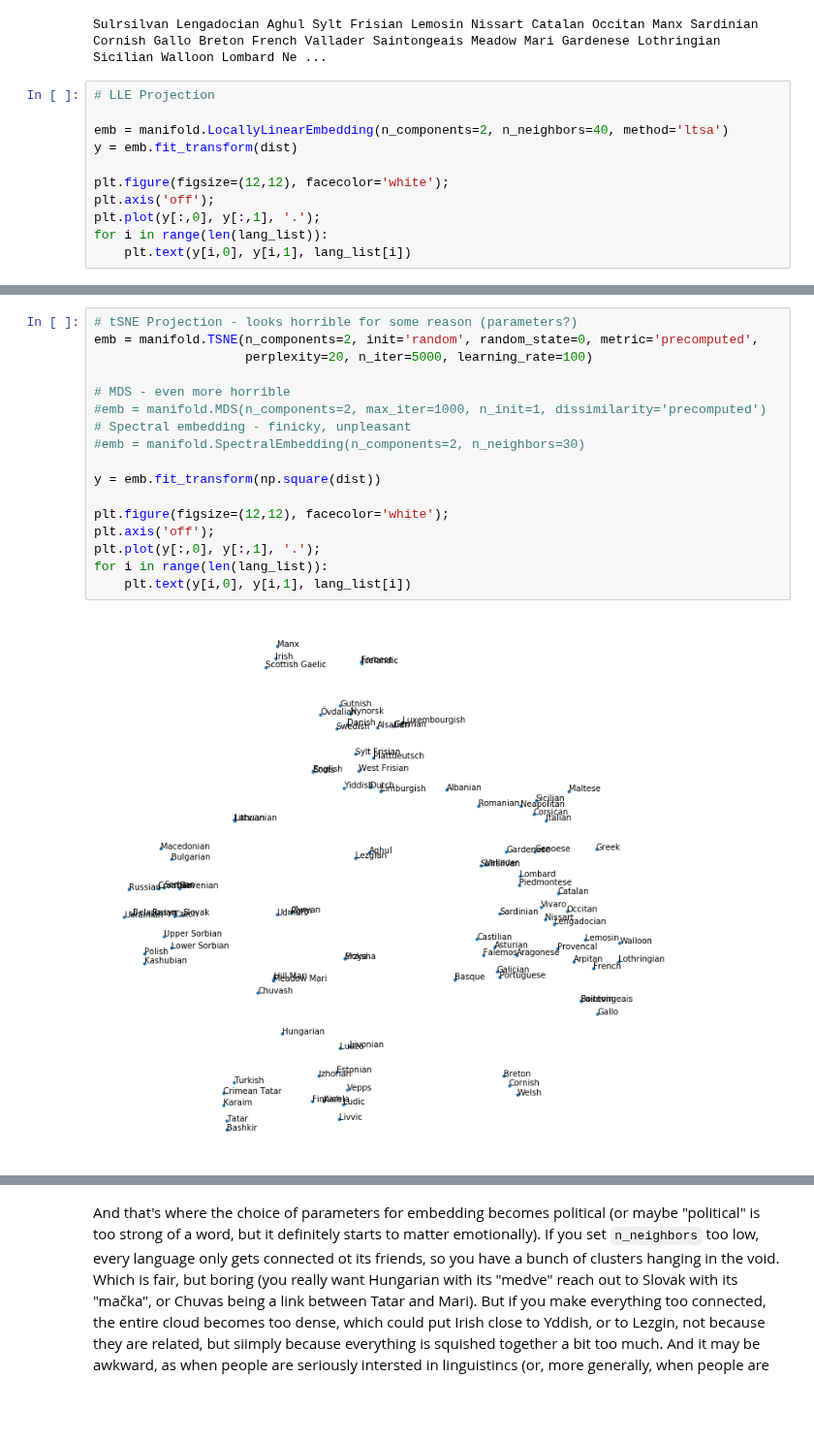
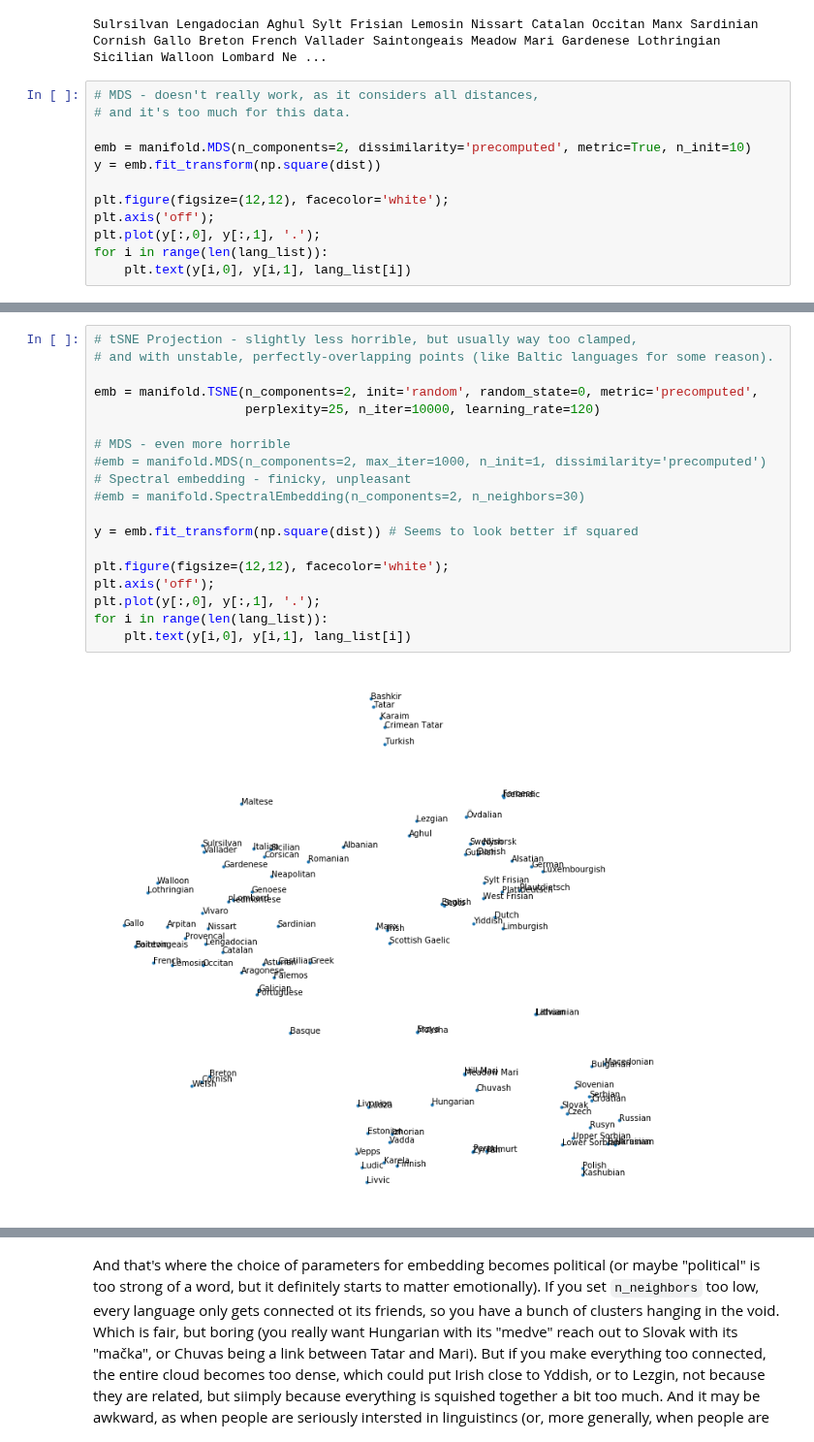
Before and after one commit to khakhalin/Sketches, a Jupyter notebook: text_games/lang_cloud.ipynb, the cells around one changed output, grey strips where cells are left out. Shown at 97% size. Drawn from its saved outputs; the diff is of its cells as text; blank space fills up the shorter version.

```diff
--- a/text_games/lang_cloud.ipynb
+++ b/text_games/lang_cloud.ipynb
@@ -171,10 +176,11 @@ dist = dist + dist.T # Make symmetric
 # %% [output]
 Sulrsilvan Lengadocian Aghul Sylt Frisian Lemosin Nissart Catalan Occitan Manx Sardinian Cornish Gallo Breton French Vallader Saintongeais Meadow Mari Gardenese Lothringian Sicilian Walloon Lombard Ne ...
 # %%
-# LLE Projection
+# MDS - doesn't really work, as it considers all distances,
+# and it's too much for this data.
 
-emb = manifold.LocallyLinearEmbedding(n_components=2, n_neighbors=40, method='ltsa')
-y = emb.fit_transform(dist)
+emb = manifold.MDS(n_components=2, dissimilarity='precomputed', metric=True, n_init=10)
+y = emb.fit_transform(np.square(dist))
 
 plt.figure(figsize=(12,12), facecolor='white');
 plt.axis('off');
@@ -198,20 +204,22 @@ for i in range(len(pers)):
 # %%
-# tSNE Projection - looks horrible for some reason (parameters?)
+# tSNE Projection - slightly less horrible, but usually way too clamped,
+# and with unstable, perfectly-overlapping points (like Baltic languages for some reason).
+
 emb = manifold.TSNE(n_components=2, init='random', random_state=0, metric='precomputed',
-                    perplexity=20, n_iter=5000, learning_rate=100)
+                    perplexity=25, n_iter=10000, learning_rate=120)
 
 # MDS - even more horrible
 #emb = manifold.MDS(n_components=2, max_iter=1000, n_init=1, dissimilarity='precomputed')
 # Spectral embedding - finicky, unpleasant
 #emb = manifold.SpectralEmbedding(n_components=2, n_neighbors=30)
 
-y = emb.fit_transform(np.square(dist))
+y = emb.fit_transform(np.square(dist)) # Seems to look better if squared
 
 plt.figure(figsize=(12,12), facecolor='white');
 plt.axis('off');
 plt.plot(y[:,0], y[:,1], '.');
 for i in range(len(lang_list)):
     plt.text(y[i,0], y[i,1], lang_list[i])
 # %% [output]
-[figure, old version]
+[figure, new version]
 # %%
```
Also changed, not shown: parts of 9 cells of this notebook, 2 other files.
